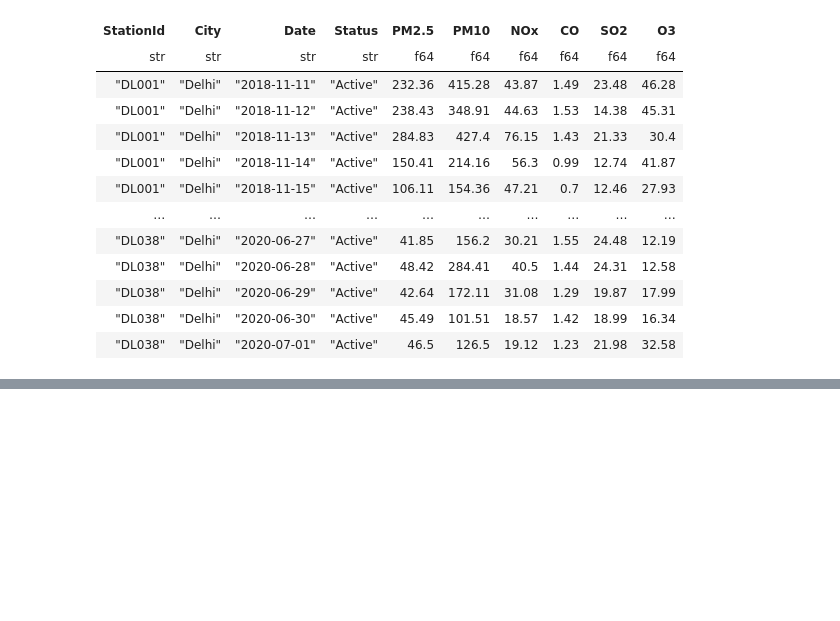
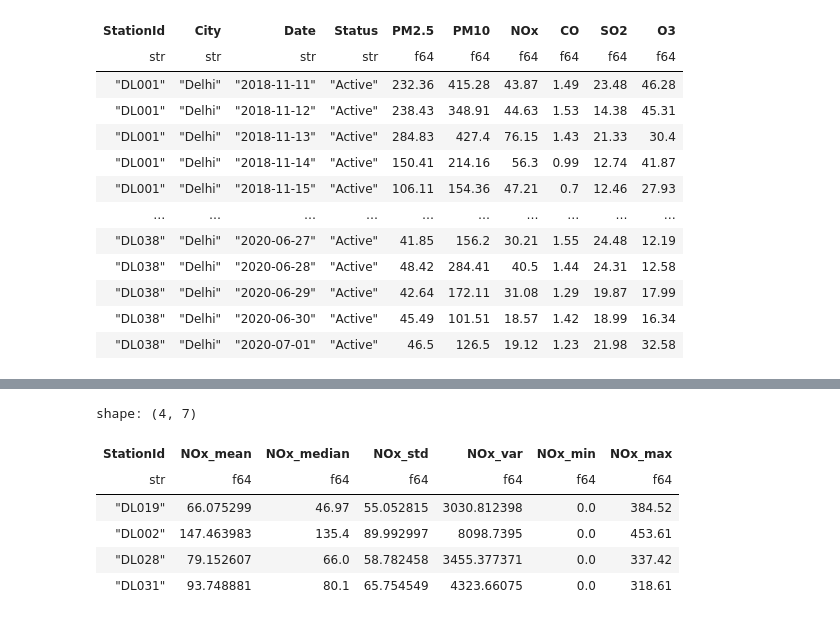
Before and after one commit to oliveira-da-silva-patrick/Workshop1-Project1-AirQualityInIndia, a Jupyter notebook: main.ipynb, the cells around one changed output, grey strips where cells are left out. Cells and saved outputs as stored; diff of their text form; code cells hidden in the pictures; blank space fills up the shorter version.

```diff
--- a/main.ipynb
+++ b/main.ipynb
@@ -72,0 +129,10 @@ shape: (24_215, 10)
+# %%
+get_stats("NOx")
+# %% [output]
+shape: (4, 7)
+| StationId | NOx_mean | NOx_median | NOx_std | NOx_var | NOx_min | NOx_max |
+| str | f64 | f64 | f64 | f64 | f64 | f64 |
+| "DL019" | 66.075299 | 46.97 | 55.052815 | 3030.812398 | 0.0 | 384.52 |
+| "DL002" | 147.463983 | 135.4 | 89.992997 | 8098.7395 | 0.0 | 453.61 |
+| "DL028" | 79.152607 | 66.0 | 58.782458 | 3455.377371 | 0.0 | 337.42 |
+| "DL031" | 93.748881 | 80.1 | 65.754549 | 4323.66075 | 0.0 | 318.61 |
```
Also changed, not shown: parts of 12 cells of this notebook.
